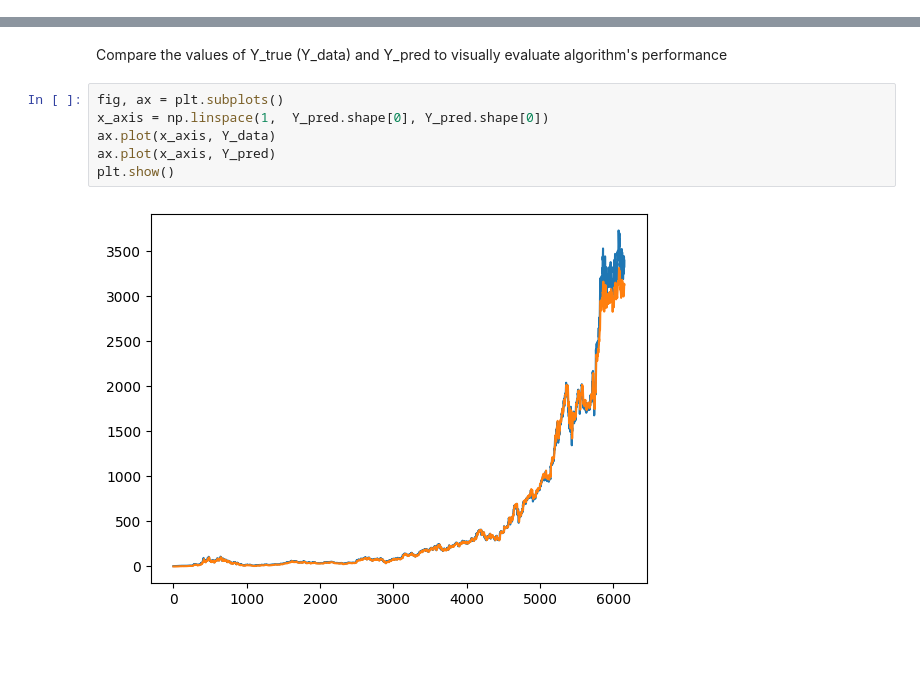
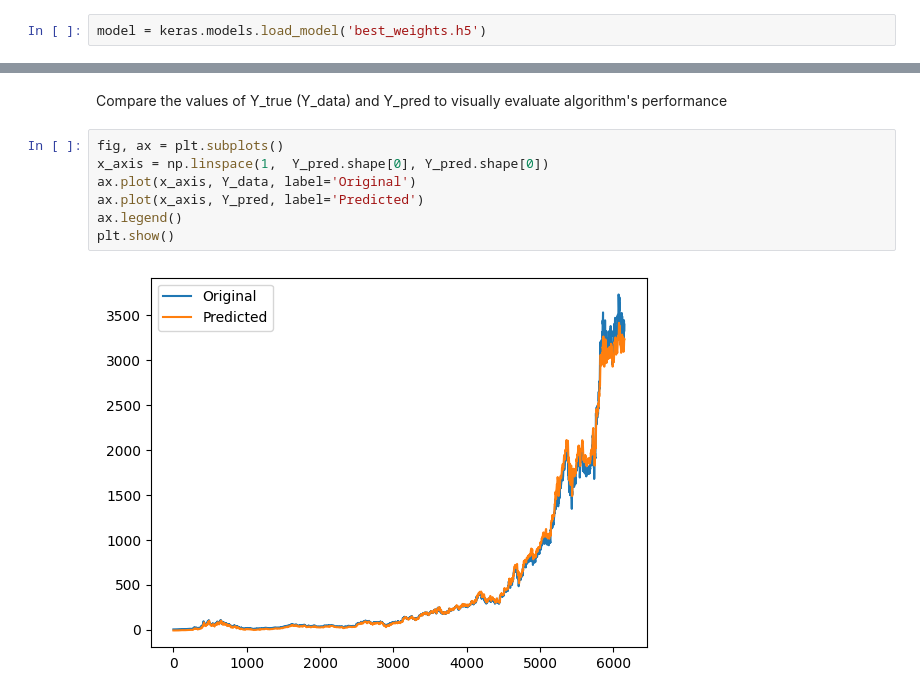
Before and after one commit to Maximo-Rulli/Stock_price_prediction_LSTM, a Jupyter notebook: model_train.ipynb, the cells around one changed output, grey strips where cells are left out. Saved outputs shown, nothing was run; the diff lists cells and outputs as text; blank space fills up the shorter version.

```diff
--- a/model_train.ipynb
+++ b/model_train.ipynb
@@ -92,6 +85,8 @@ model_checkpoint_callback = tf.keras.callbacks.ModelCheckpoint(
     monitor='val_mse',
     mode='min',
     save_best_only=True)
+# %%
+model = keras.models.load_model('best_weights.h5')
 # %%
 model.summary()
 # %% [output]
@@ -144,8 +139,9 @@ Compare the values of Y_true (Y_data) and Y_pred to visually evaluate algorithm'
 # %%
 fig, ax = plt.subplots()
 x_axis = np.linspace(1,  Y_pred.shape[0], Y_pred.shape[0])
-ax.plot(x_axis, Y_data)
-ax.plot(x_axis, Y_pred)
+ax.plot(x_axis, Y_data, label='Original')
+ax.plot(x_axis, Y_pred, label='Predicted')
+ax.legend()
 plt.show()
 # %% [output]
-[figure, old version]
+[figure, new version]
```
Also changed, not shown: parts of 2 cells of this notebook, 1 other file.
